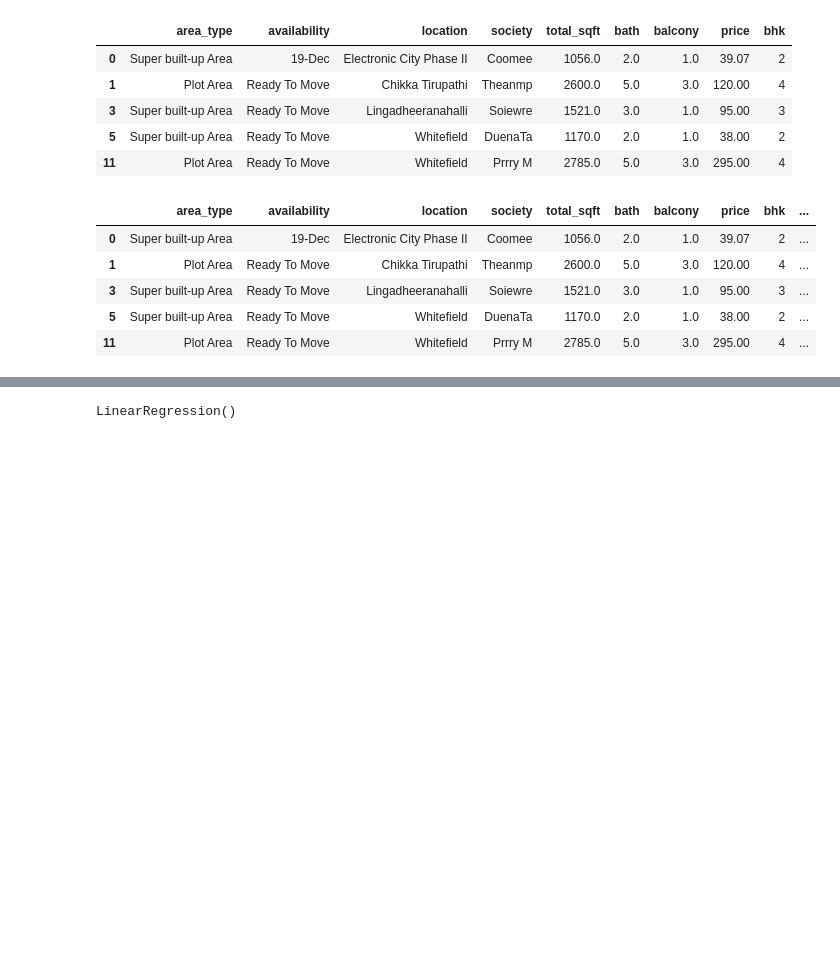
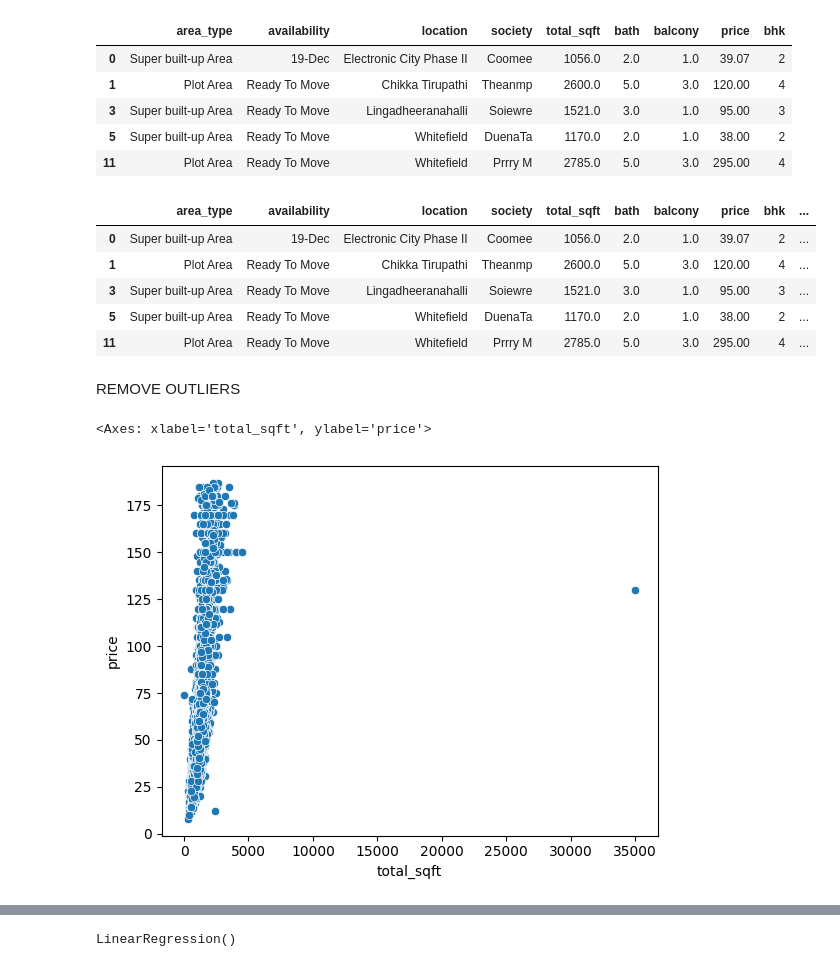
Before and after one commit to sahilmurti07/ML_Projects, a Jupyter notebook: ML(Project).ipynb, the cells around one changed output, grey strips where cells are left out. Cells and saved outputs as stored; diff of their text form; code cells hidden in the pictures; blank space fills up the shorter version.

```diff
--- a/ML(Project).ipynb
+++ b/ML(Project).ipynb
@@ -127,3 +137,17 @@ df.head()
 | 3 | Super built-up Area | Ready To Move | Lingadheeranahalli | Soiewre | 1521.0 | 3.0 | 1.0 | 95.00 | 3 | ... |
 | 5 | Super built-up Area | Ready To Move | Whitefield | DuenaTa | 1170.0 | 2.0 | 1.0 | 38.00 | 2 | ... |
 | 11 | Plot Area | Ready To Move | Whitefield | Prrry M | 2785.0 | 5.0 | 3.0 | 295.00 | 4 | ... |
+# %% [markdown]
+REMOVE OUTLIERS
+# %%
+q1 = df['price'].quantile(0.25)
+q2 = df['price'].quantile(0.75)
+iqr = q2 - q1
+lower_bound = q1 - 1.5 * iqr
+upper_bound = q2 +1.5 *iqr
+df = df[(df['price'] >= lower_bound) & (df['price'] <= upper_bound)]
+# %%
+sns.scatterplot(x=df['total_sqft'], y=df['price'])
+# %% [output]
+<Axes: xlabel='total_sqft', ylabel='price'>
+[figure, added]
```
Also changed, not shown: parts of 15 cells of this notebook.
